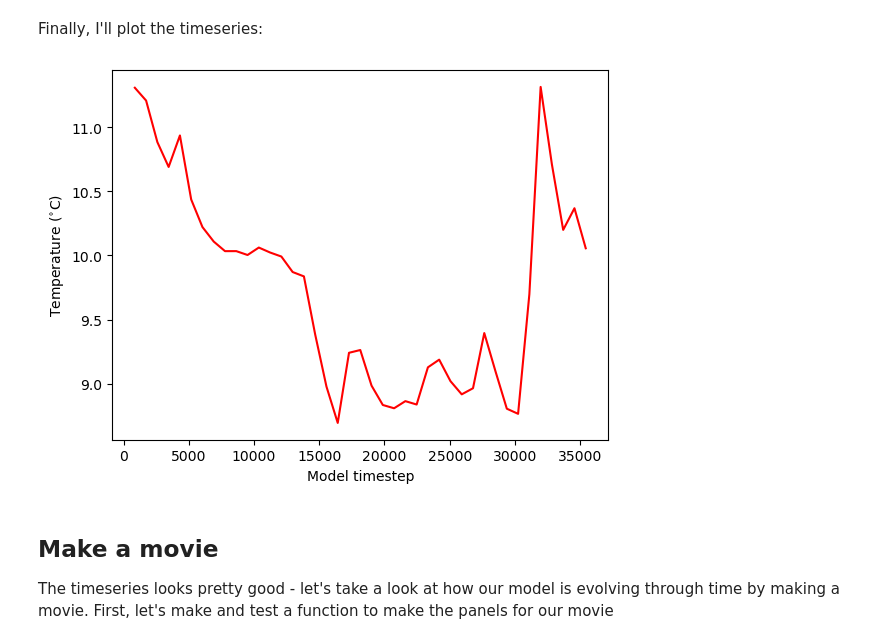
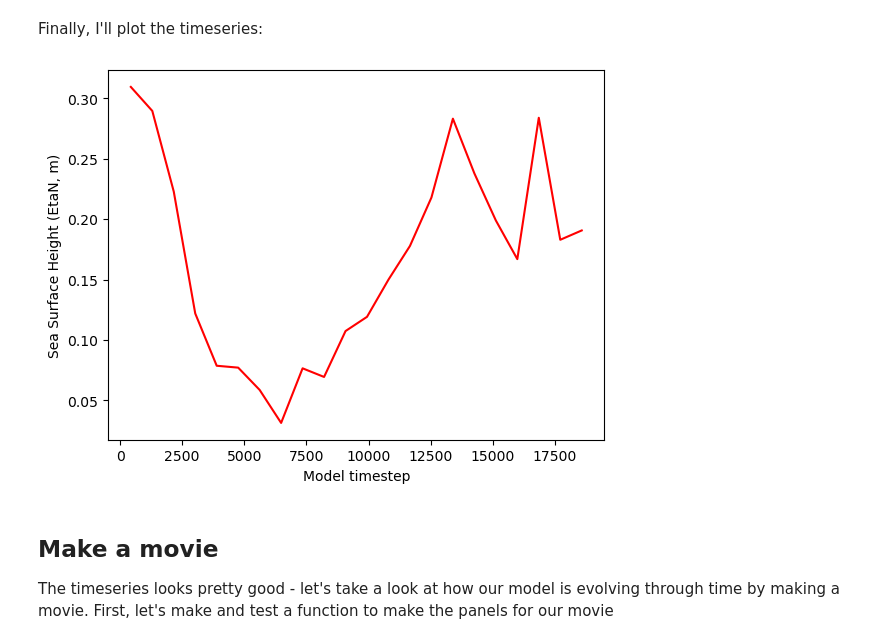
Before and after one commit to stomSJSU/cs185c_spring2025, a Jupyter notebook: project/notebooks/Analyzing Model Results.ipynb, the cells around one changed output. Drawn from its saved outputs; the diff is of its cells as text; code cells hidden in the pictures.

```diff
--- a/project/notebooks/Analyzing Model Results.ipynb
+++ b/project/notebooks/Analyzing Model Results.ipynb
@@ -34,6 +34,12 @@ XC, YC = np.meshgrid(xc, yc)
 ## Plot a model field at one timestep
 A good first assessment of a model is to plot some of the output fields. Here, I'll choose one of the surface temperature fields. I'll first read in the field, and then I'll plot it
 # %%
-grid = np.fromfile(os.path.join(run_dir,'TS_surf_daily_mean',
-                                'TS_surf_daily_mean.0000015552.data'), '>f4')
-grid = grid.reshape((2,n_rows,n_cols))
+grid = np.fromfile(os.path.join(run_dir,'EtaN_day_snap',
+                                'EtaN_day_snap.0000000432.data'), '>f4')
+grid = grid.reshape((n_rows,n_cols))
+
+# Check values
+print("Min:", np.min(grid))
+print("Max:", np.max(grid))
+print("Mean:", np.mean(grid))
+print("Shape:", grid.shape)
@@ -60,24 +79,24 @@ When I'm happy with the location of the point, I'll loop through all of the outp
 # %%
 timestep_numbers = []
 theta_values = []
-for file_name in sorted(os.listdir(os.path.join(run_dir,'TS_surf_daily_mean'))):
+for file_name in sorted(os.listdir(os.path.join(run_dir,'EtaN_day_snap'))):
     if file_name[-4:]=='data':
         # get the timestep number
         timestep_numbers.append(int(file_name.split('.')[-2]))
 
-        grid = np.fromfile(os.path.join(run_dir,'TS_surf_daily_mean',
+        grid = np.fromfile(os.path.join(run_dir,'EtaN_day_snap',
                                 file_name), '>f4')
-        grid = grid.reshape((2,n_rows,n_cols))
-        theta_values.append(grid[0,row,col])
+        grid = grid.reshape((n_rows,n_cols))
+        theta_values.append(grid[row,col])
 # %% [markdown]
 Finally, I'll plot the timeseries:
 # %%
 plt.plot(timestep_numbers, theta_values,'r-')
-plt.ylabel('Temperature ($^{\circ}$C)')
+plt.ylabel('Sea Surface Height (EtaN, m)')
 plt.xlabel('Model timestep')
 plt.show()
 # %% [output]
-[figure, old version]
+[figure, new version]
 # %% [markdown]
 ## Make a movie
 The timeseries looks pretty good - let's take a look at how our model is evolving through time by making a movie. First, let's make and test a function to make the panels for our movie
```
Also changed, not shown: parts of 6 cells of this notebook, 1 other file.
